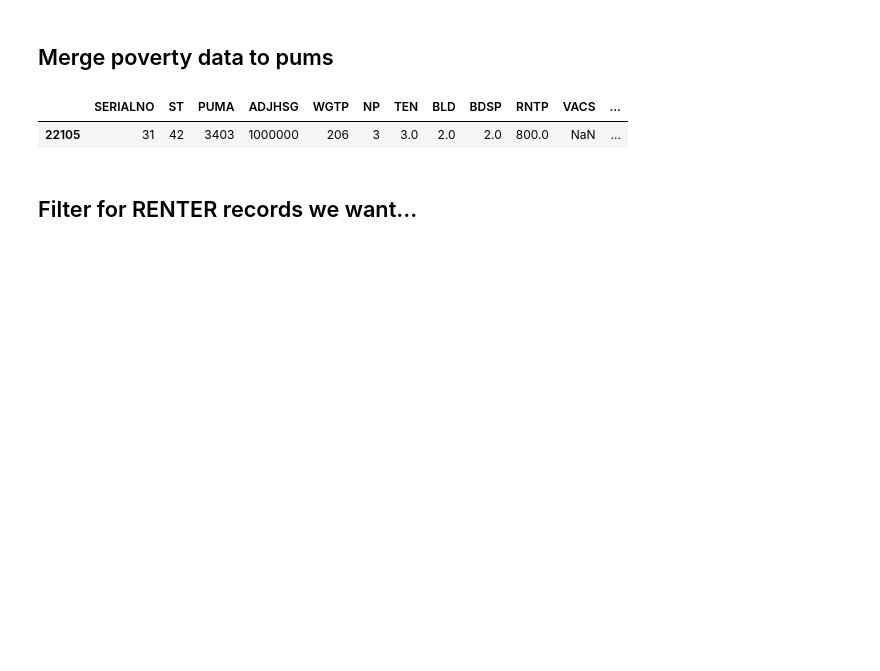
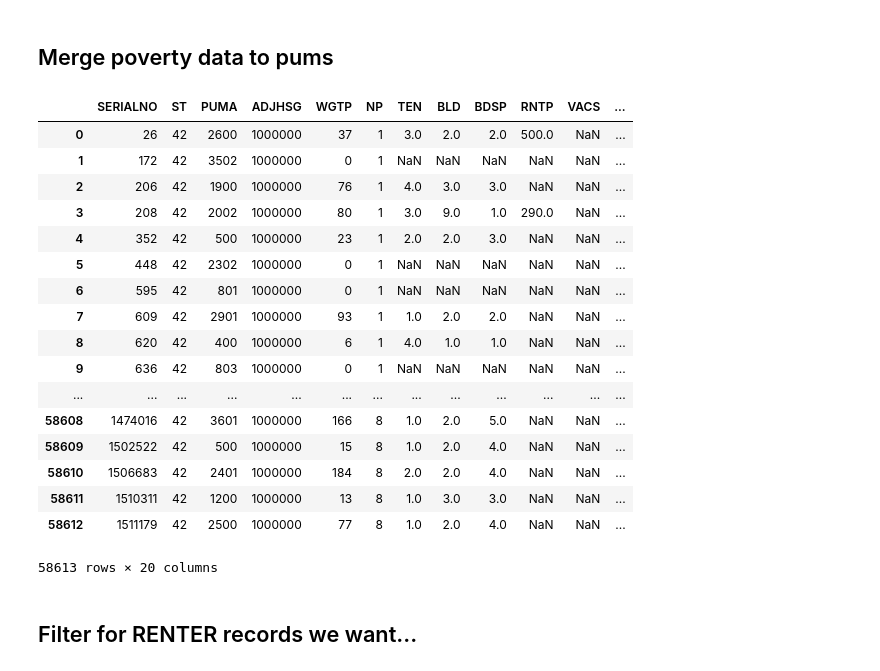
Before and after one commit to epkh/bigdataproject, a Jupyter notebook: acs15_1yr_poverty_income.ipynb, the cells around one changed output. Saved outputs shown, nothing was run; the diff lists cells and outputs as text; code cells hidden in the pictures; blank space fills up the shorter version.

```diff
--- a/acs15_1yr_poverty_income.ipynb
+++ b/acs15_1yr_poverty_income.ipynb
@@ -93,15 +93,32 @@ pov hhd_size: int64
 # %%
 #pull out pov_ 15
 pov15=pov.iloc[:,[0,1]]
 
 #merge poverty data to pums
 df15_pov = df_15_s.merge(pov15, left_on='NP', right_on='hhd_size')
+df15_pov
 
 #let's check that it worked by checking a record, SERIALNO 31
-df15_pov[df15_pov['SERIALNO']==31]
+# df15_pov[df15_pov['SERIALNO']==31]
 # %% [output]
 |  | SERIALNO | ST | PUMA | ADJHSG | WGTP | NP | TEN | BLD | BDSP | RNTP | VACS | ... |
-| 22105 | 31 | 42 | 3403 | 1000000 | 206 | 3 | 3.0 | 2.0 | 2.0 | 800.0 | NaN | ... |
+| 0 | 26 | 42 | 2600 | 1000000 | 37 | 1 | 3.0 | 2.0 | 2.0 | 500.0 | NaN | ... |
+| 1 | 172 | 42 | 3502 | 1000000 | 0 | 1 | NaN | NaN | NaN | NaN | NaN | ... |
+| 2 | 206 | 42 | 1900 | 1000000 | 76 | 1 | 4.0 | 3.0 | 3.0 | NaN | NaN | ... |
+| 3 | 208 | 42 | 2002 | 1000000 | 80 | 1 | 3.0 | 9.0 | 1.0 | 290.0 | NaN | ... |
+| 4 | 352 | 42 | 500 | 1000000 | 23 | 1 | 2.0 | 2.0 | 3.0 | NaN | NaN | ... |
+| 5 | 448 | 42 | 2302 | 1000000 | 0 | 1 | NaN | NaN | NaN | NaN | NaN | ... |
+| 6 | 595 | 42 | 801 | 1000000 | 0 | 1 | NaN | NaN | NaN | NaN | NaN | ... |
+| 7 | 609 | 42 | 2901 | 1000000 | 93 | 1 | 1.0 | 2.0 | 2.0 | NaN | NaN | ... |
+| 8 | 620 | 42 | 400 | 1000000 | 6 | 1 | 4.0 | 1.0 | 1.0 | NaN | NaN | ... |
+| 9 | 636 | 42 | 803 | 1000000 | 0 | 1 | NaN | NaN | NaN | NaN | NaN | ... |
+| ... | ... | ... | ... | ... | ... | ... | ... | ... | ... | ... | ... | ... |
+| 58608 | 1474016 | 42 | 3601 | 1000000 | 166 | 8 | 1.0 | 2.0 | 5.0 | NaN | NaN | ... |
+| 58609 | 1502522 | 42 | 500 | 1000000 | 15 | 8 | 1.0 | 2.0 | 4.0 | NaN | NaN | ... |
+| 58610 | 1506683 | 42 | 2401 | 1000000 | 184 | 8 | 2.0 | 2.0 | 4.0 | NaN | NaN | ... |
+| 58611 | 1510311 | 42 | 1200 | 1000000 | 13 | 8 | 1.0 | 3.0 | 3.0 | NaN | NaN | ... |
+| 58612 | 1511179 | 42 | 2500 | 1000000 | 77 | 8 | 1.0 | 2.0 | 4.0 | NaN | NaN | ... |
+58613 rows × 20 columns
 # %% [markdown]
 ## Filter for RENTER records we want...
 # %%
```
Also changed, not shown: parts of 3 cells of this notebook, 2 other files.
